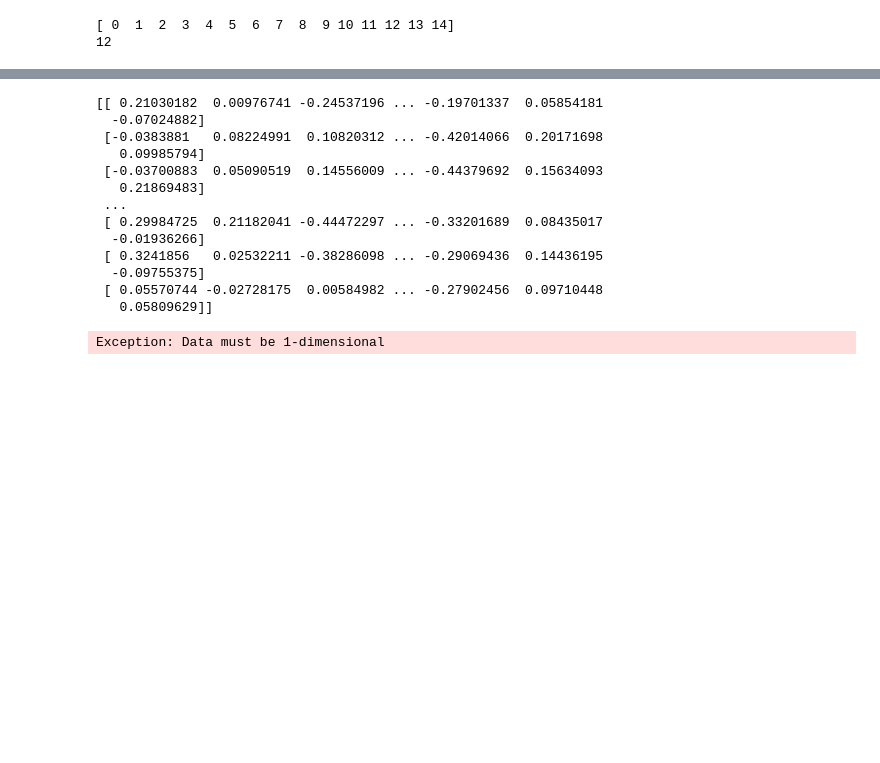
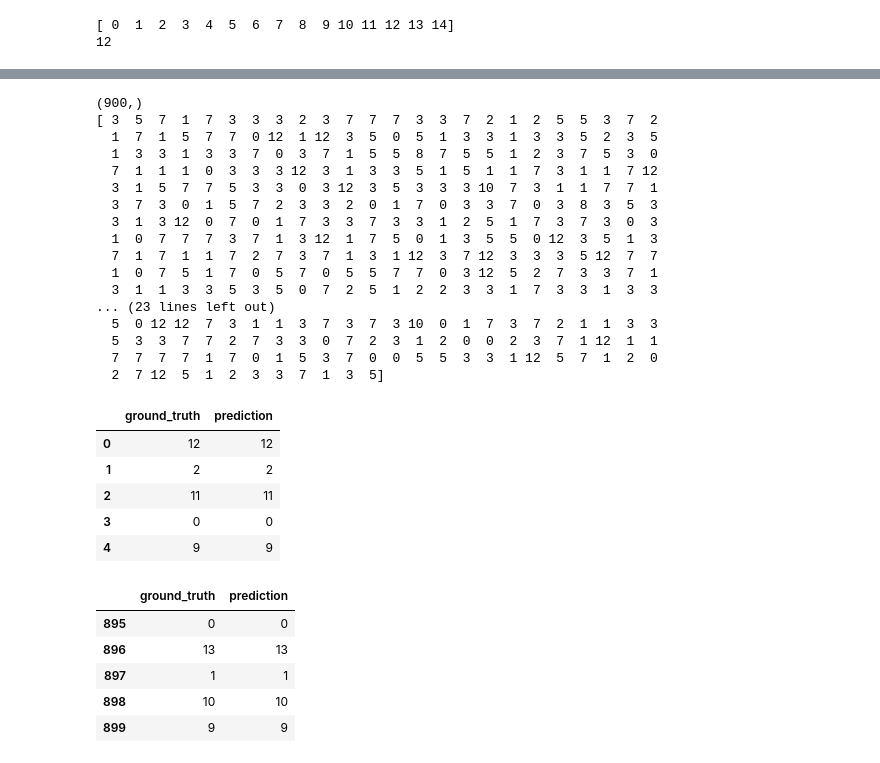
Before and after one commit to tnonoyama/dl_online_2023_1_submit_katakana, a Jupyter notebook: kadai/train_edit.ipynb, the cells around one changed output, grey strips where cells are left out. Saved outputs shown, nothing was run; the diff lists cells and outputs as text; code cells hidden in the pictures; blank space fills up the shorter version.

```diff
--- a/kadai/train_edit.ipynb
+++ b/kadai/train_edit.ipynb
@@ -419,22 +422,38 @@ print(test_id.shape)
 # %%
+print(test_pred[0].shape)
 print(test_pred[0])
 # %% [output]
-[[ 0.21030182  0.00976741 -0.24537196 ... -0.19701337  0.05854181
-  -0.07024882]
- [-0.0383881   0.08224991  0.10820312 ... -0.42014066  0.20171698
-   0.09985794]
- [-0.03700883  0.05090519  0.14556009 ... -0.44379692  0.15634093
-   0.21869483]
- ...
- [ 0.29984725  0.21182041 -0.44472297 ... -0.33201689  0.08435017
-  -0.01936266]
- [ 0.3241856   0.02532211 -0.38286098 ... -0.29069436  0.14436195
-  -0.09755375]
- [ 0.05570744 -0.02728175  0.00584982 ... -0.27902456  0.09710448
-   0.05809629]]
+(900,)
+[ 3  5  7  1  7  3  3  3  2  3  7  7  7  3  3  7  2  1  2  5  5  3  7  2
+  1  7  1  5  7  7  0 12  1 12  3  5  0  5  1  3  3  1  3  3  5  2  3  5
+  1  3  3  1  3  3  7  0  3  7  1  5  5  8  7  5  5  1  2  3  7  5  3  0
+  7  1  1  1  0  3  3  3 12  3  1  3  3  5  1  5  1  1  7  3  1  1  7 12
+  3  1  5  7  7  5  3  3  0  3 12  3  5  3  3  3 10  7  3  1  1  7  7  1
+  3  7  3  0  1  5  7  2  3  3  2  0  1  7  0  3  3  7  0  3  8  3  5  3
+  3  1  3 12  0  7  0  1  7  3  3  7  3  3  1  2  5  1  7  3  7  3  0  3
+  1  0  7  7  7  3  7  1  3 12  1  7  5  0  1  3  5  5  0 12  3  5  1  3
+  7  1  7  1  1  7  2  7  3  7  1  3  1 12  3  7 12  3  3  3  5 12  7  7
+  1  0  7  5  1  7  0  5  7  0  5  5  7  7  0  3 12  5  2  7  3  3  7  1
+  3  1  1  3  3  5  3  5  0  7  2  5  1  2  2  3  3  1  7  3  3  1  3  3
+... (23 lines left out)
+  5  0 12 12  7  3  1  1  3  7  3  7  3 10  0  1  7  3  7  2  1  1  3  3
+  5  3  3  7  7  2  7  3  3  0  7  2  3  1  2  0  0  2  3  7  1 12  1  1
+  7  7  7  7  1  7  0  1  5  3  7  0  0  5  5  3  3  1 12  5  7  1  2  0
+  2  7 12  5  1  2  3  3  7  1  3  5]
 # %%
-df = pd.DataFrame({'ground_truth':test_labels, 'prediction':test_pred})
+df = pd.DataFrame({'ground_truth':test_id, 'prediction':test_pred[9]})
 display(df.head(5))  # 先頭から5行を表示
 display(df.tail(5))  # 末尾から5行を表示
 # %% [output]
-Exception: Data must be 1-dimensional
+|  | ground_truth | prediction |
+| 0 | 12 | 12 |
+| 1 | 2 | 2 |
+| 2 | 11 | 11 |
+| 3 | 0 | 0 |
+| 4 | 9 | 9 |
+|  | ground_truth | prediction |
+| 895 | 0 | 0 |
+| 896 | 13 | 13 |
+| 897 | 1 | 1 |
+| 898 | 10 | 10 |
+| 899 | 9 | 9 |
```
Also changed, not shown: parts of 13 cells of this notebook.
